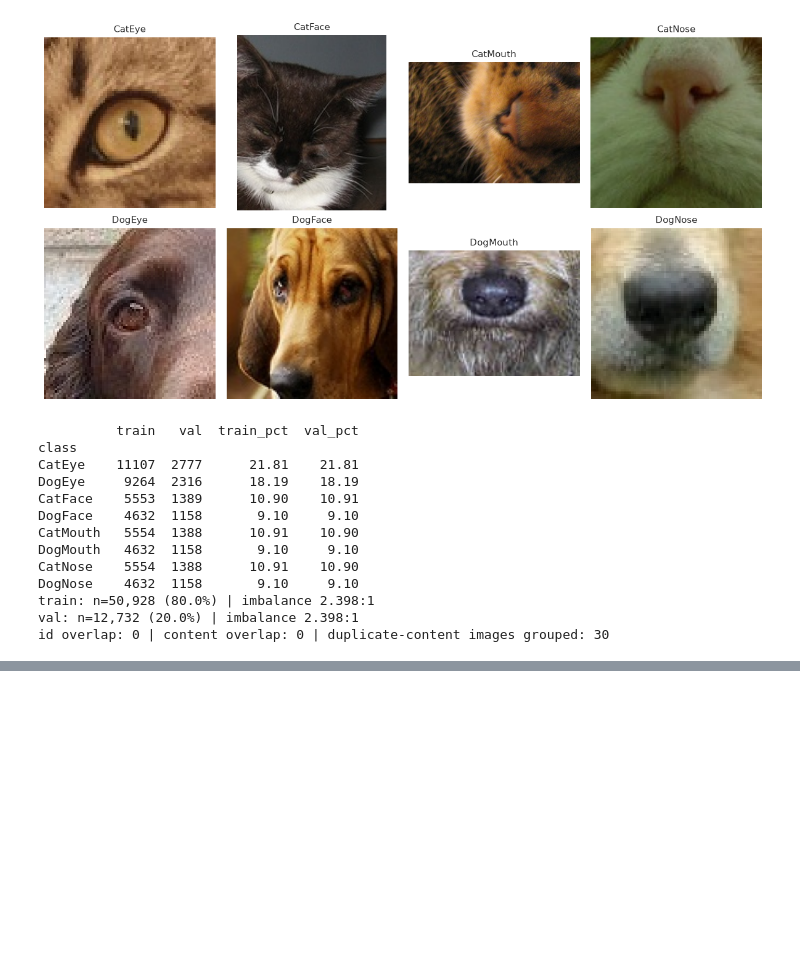
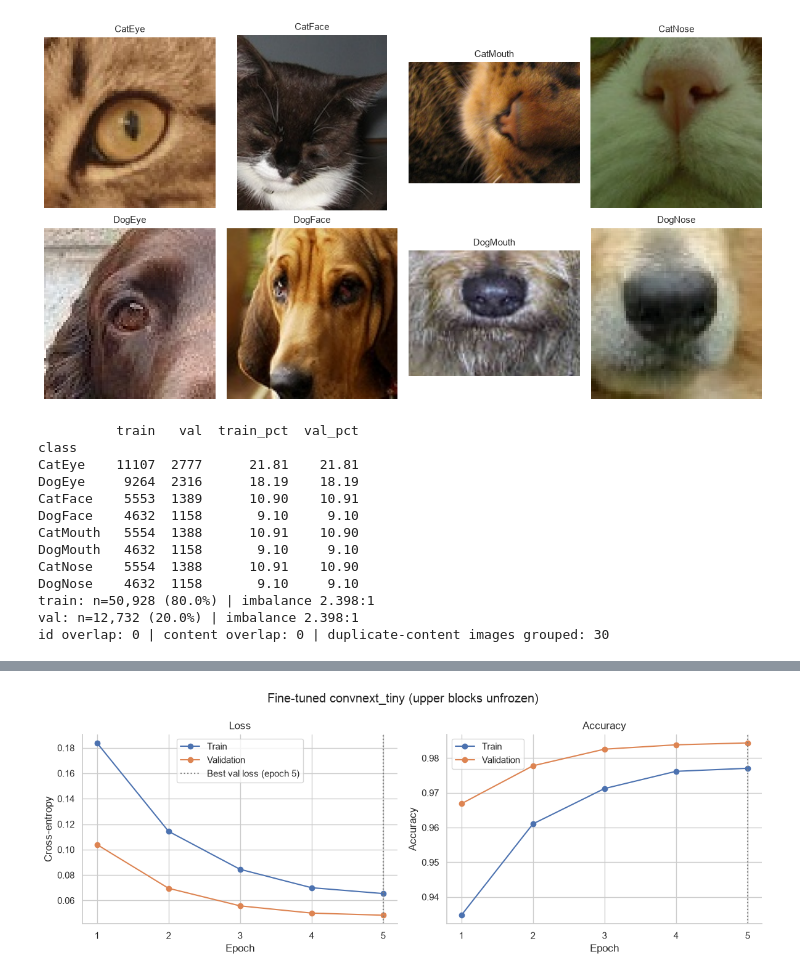
Before and after one commit to aryan-swe/kaggle-ml-image-classification-pipeline, a Jupyter notebook: 25299773_Kaggle_Pipeline.ipynb, the cells around one changed output, grey strips where cells are left out. Drawn from its saved outputs; the diff is of its cells as text; code cells hidden in the pictures; blank space fills up the shorter version.

```diff
--- a/25299773_Kaggle_Pipeline.ipynb
+++ b/25299773_Kaggle_Pipeline.ipynb
@@ -828,0 +1066,41 @@ plot_history(baseline_history, "Custom baseline CNN")
+# %%
+# COMMIT 8: Target Class Error Analysis and Fine-Tuning Optimization
+# Implementation Scope:
+# - Unfreeze the deepest backbone stage and its final normalisation, keeping earlier stages locked.
+# - Discriminative learning rates: higher for the classification head, much lower for unfrozen blocks.
+# - 5 epochs of cosine-annealed AdamW starting from the trained frozen-backbone head.
+# - Compact checkpoint holding only the trained weights so it stays small enough for GitHub.
+
+import copy
+
+
+# unfreezing the deepest backbone blocks and the final normalisation layer
+def unfreeze_upper_blocks(model, first_block):
+    assert hasattr(model.backbone, "features"), "block-index unfreezing expects a features-style backbone"
+    for block in model.backbone.features[first_block:]:
+        for parameter in block.parameters():
+            parameter.requires_grad = True
+    for parameter in model.backbone.classifier[0].parameters():
+        parameter.requires_grad = True
+
+
+def finetune_groups(model):
+    """Optimizer groups: classification head at the head learning rate, unfrozen backbone blocks at the lower one."""
+    head = list(model.head.parameters())
+    head_ids = {id(p) for p in head}
+    backbone = [p for p in model.parameters() if p.requires_grad and id(p) not in head_ids]
+    return [
+        {"params": head, "lr": CONFIG["finetune_head_lr"]},
+        {"params": backbone, "lr": CONFIG["finetune_backbone_lr"]},
+    ]
+
+
+# starting fine-tuning from a copy of the trained frozen-backbone model
+finetune_name = f"finetune_{CONFIG['backbone']}"
+finetune_model = copy.deepcopy(transfer_model)
+unfreeze_upper_blocks(finetune_model, CONFIG["unfreeze_from"])
+
+# fine-tuning with discriminative learning rates, or loading the saved run
+finetune_history = train_or_load(
+    finetune_model, finetune_name, epochs=5, param_groups=finetune_groups(finetune_model)
+)
@@ -828,0 +1109,5 @@ plot_history(baseline_history, "Custom baseline CNN")
+# %%
+# plotting the fine-tuning history
+plot_history(finetune_history, f"Fine-tuned {CONFIG['backbone']} (upper blocks unfrozen)")
+# %% [output]
+[figure, added]
```
Also changed, not shown: parts of 40 cells of this notebook.
